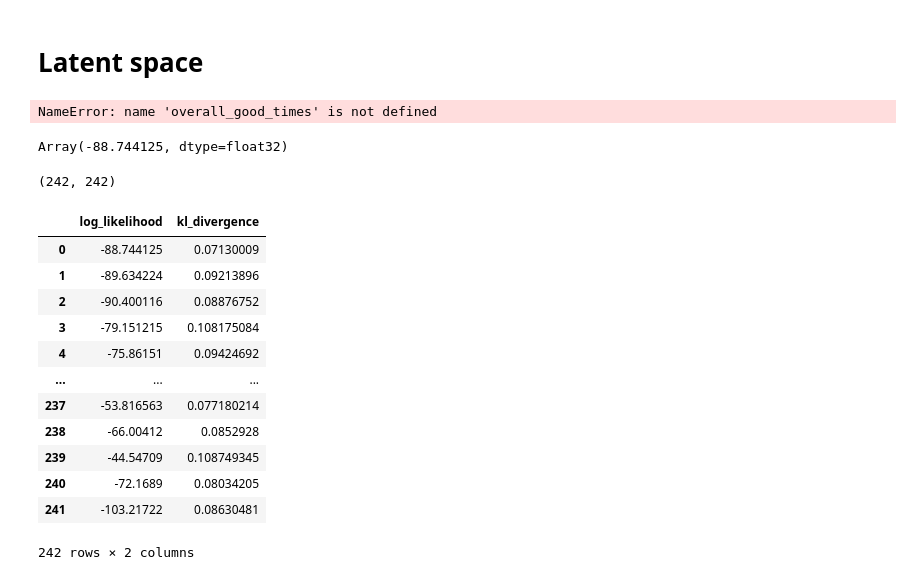
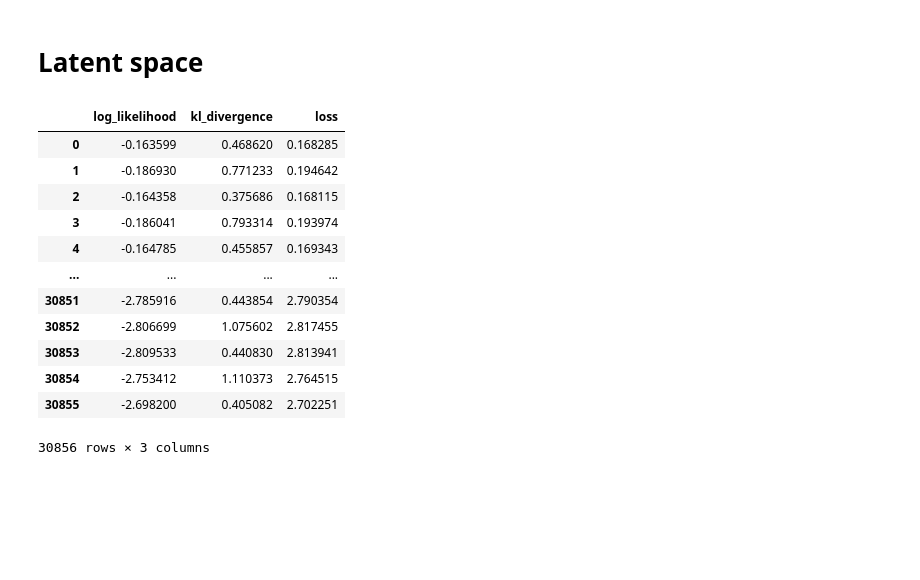
Before and after one commit to manuvazquez/VAEonXMM, a Jupyter notebook: experiments/labels.ipynb, the cells around one changed output. Saved outputs shown, nothing was run; the diff lists cells and outputs as text; code cells hidden in the pictures; blank space fills up the shorter version.

```diff
--- a/experiments/labels.ipynb
+++ b/experiments/labels.ipynb
@@ -383,35 +281,30 @@ def loss_metrics(
 # %%
-log_likelihood, kl_divergence = loss_metrics(
+log_likelihood, kl_divergence = trapallada.results.analysis.data_losses(
     model,
     dl,
-    trapallada.model.training.loss,
     parameters['loss']['x_sd'],
     parameters['training']['mask_non_gti_intervals'],
     jr.PRNGKey(parameters['PRNG seeds']['sampling']['validation set']),
 )
-# %% [output]
-NameError: name 'overall_good_times' is not defined
-# %%
-log_likelihood[0]
-# %% [output]
-Array(-88.744125, dtype=float32)
-# %%
-len(log_likelihood), len(kl_divergence)
-# %% [output]
-(242, 242)
-# %%
-pd.DataFrame({'log_likelihood': log_likelihood, 'kl_divergence': kl_divergence})
-# %% [output]
-|  | log_likelihood | kl_divergence |
-| 0 | -88.744125 | 0.07130009 |
-| 1 | -89.634224 | 0.09213896 |
-| 2 | -90.400116 | 0.08876752 |
-| 3 | -79.151215 | 0.108175084 |
-| 4 | -75.86151 | 0.09424692 |
-| ... | ... | ... |
-| 237 | -53.816563 | 0.077180214 |
-| 238 | -66.00412 | 0.0852928 |
-| 239 | -44.54709 | 0.108749345 |
-| 240 | -72.1689 | 0.08034205 |
-| 241 | -103.21722 | 0.08630481 |
-242 rows × 2 columns
+# %%
+losses_df = pd.DataFrame({
+    "log_likelihood": jnp.concat(log_likelihood),
+    "kl_divergence": jnp.concat(kl_divergence)
+})
+losses_df['loss'] = -losses_df['log_likelihood'] + parameters['loss']['beta'] * losses_df['kl_divergence']
+assert len(ds) == len(losses_df)
+losses_df
+# %% [output]
+|  | log_likelihood | kl_divergence | loss |
+| 0 | -0.163599 | 0.468620 | 0.168285 |
+| 1 | -0.186930 | 0.771233 | 0.194642 |
+| 2 | -0.164358 | 0.375686 | 0.168115 |
+| 3 | -0.186041 | 0.793314 | 0.193974 |
+| 4 | -0.164785 | 0.455857 | 0.169343 |
+| ... | ... | ... | ... |
+| 30851 | -2.785916 | 0.443854 | 2.790354 |
+| 30852 | -2.806699 | 1.075602 | 2.817455 |
+| 30853 | -2.809533 | 0.440830 | 2.813941 |
+| 30854 | -2.753412 | 1.110373 | 2.764515 |
+| 30855 | -2.698200 | 0.405082 | 2.702251 |
+30856 rows × 3 columns
```
Also changed, not shown: parts of 18 cells of this notebook, 10 other files.
